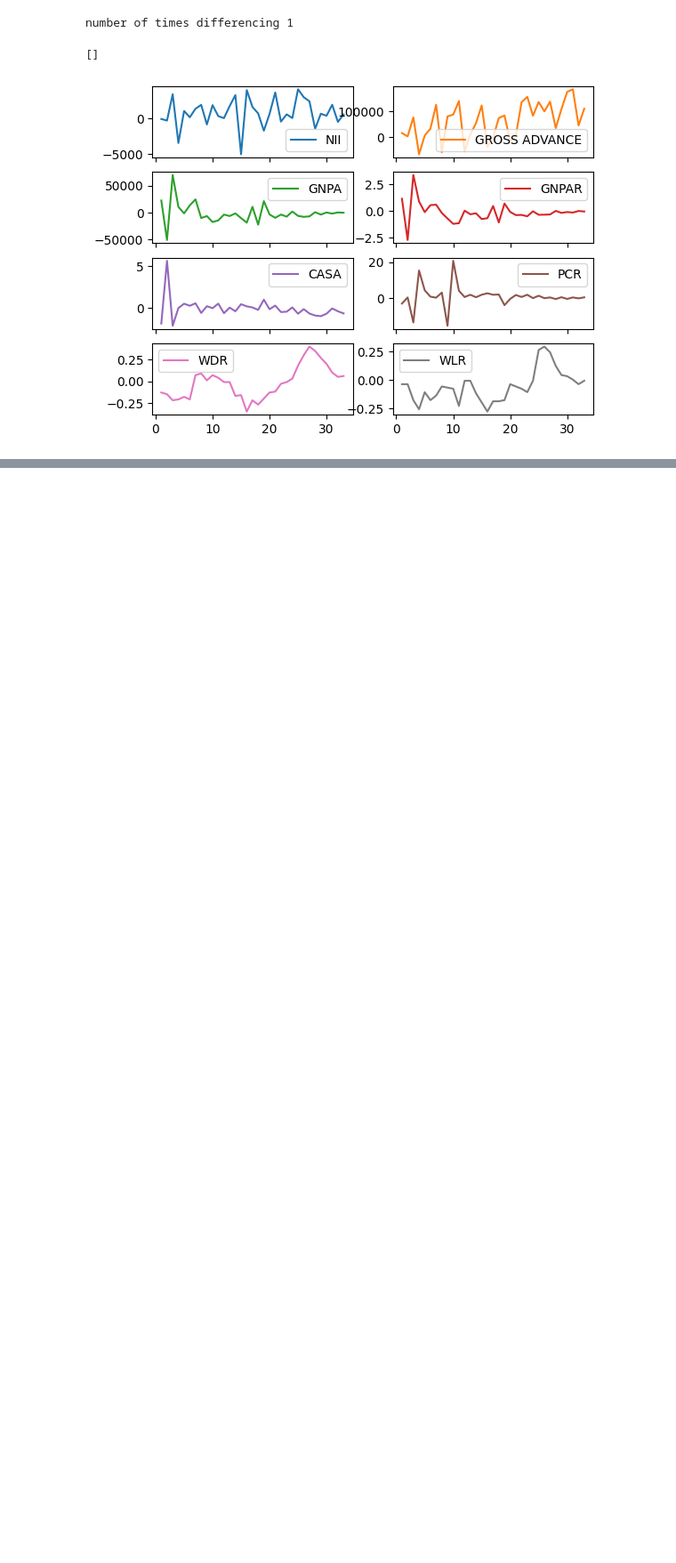
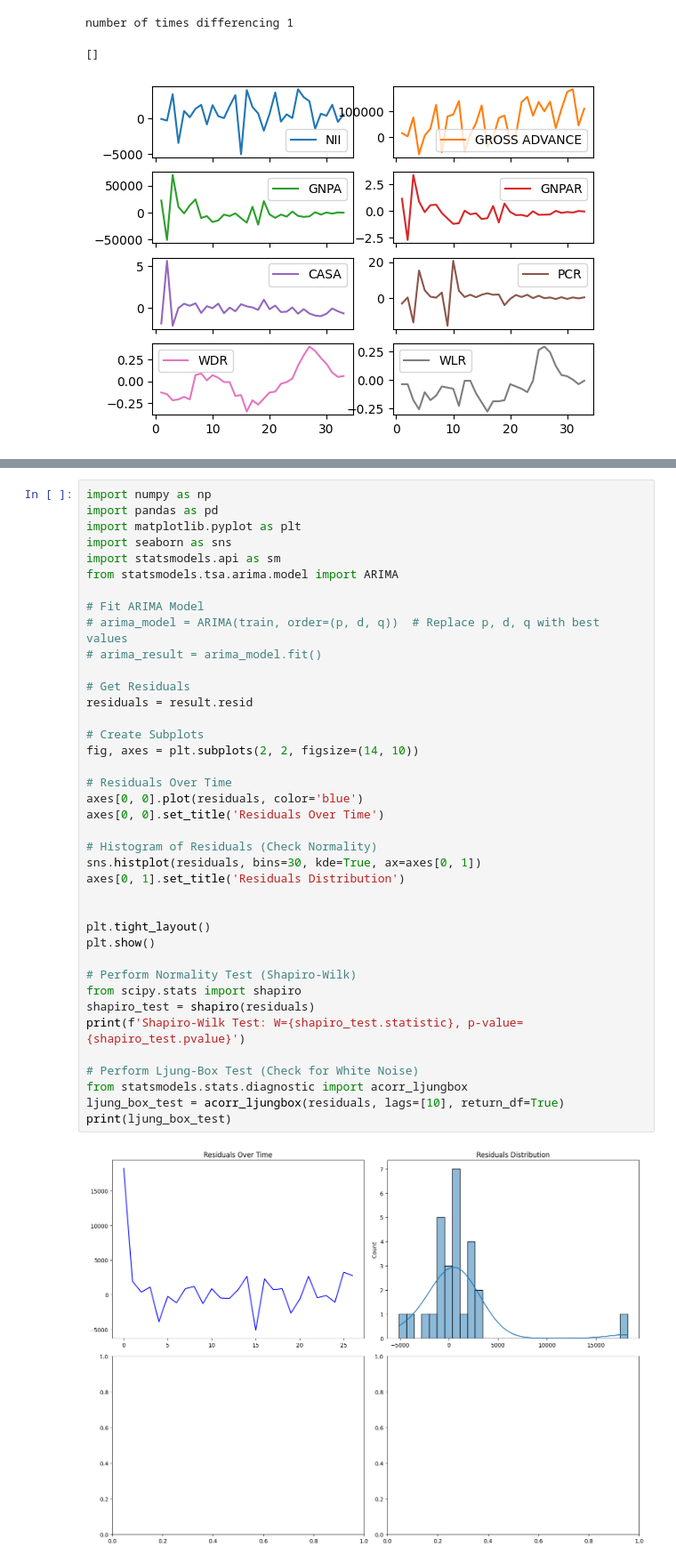
Before and after one commit to Atreyee4702/nii-forecast, a Jupyter notebook: univariate analysis.ipynb, the cells around one changed output, grey strips where cells are left out. Shown: that part at 89% size. Cells and saved outputs as stored; diff of their text form; blank space fills up the shorter version.

```diff
--- a/univariate analysis.ipynb
+++ b/univariate analysis.ipynb
@@ -161,0 +272,41 @@ ETS Model Mean Squared Error: 3152650.931051321
+# %%
+import numpy as np
+import pandas as pd
+import matplotlib.pyplot as plt
+import seaborn as sns
+import statsmodels.api as sm
+from statsmodels.tsa.arima.model import ARIMA
+
+# Fit ARIMA Model
+# arima_model = ARIMA(train, order=(p, d, q))  # Replace p, d, q with best values
+# arima_result = arima_model.fit()
+
+# Get Residuals
+residuals = result.resid
+
+# Create Subplots
+fig, axes = plt.subplots(2, 2, figsize=(14, 10))
+
+# Residuals Over Time
+axes[0, 0].plot(residuals, color='blue')
+axes[0, 0].set_title('Residuals Over Time')
+
+# Histogram of Residuals (Check Normality)
+sns.histplot(residuals, bins=30, kde=True, ax=axes[0, 1])
+axes[0, 1].set_title('Residuals Distribution')
+
+
+plt.tight_layout()
+plt.show()
+
+# Perform Normality Test (Shapiro-Wilk)
+from scipy.stats import shapiro
+shapiro_test = shapiro(residuals)
+print(f'Shapiro-Wilk Test: W={shapiro_test.statistic}, p-value={shapiro_test.pvalue}')
+
+# Perform Ljung-Box Test (Check for White Noise)
+from statsmodels.stats.diagnostic import acorr_ljungbox
+ljung_box_test = acorr_ljungbox(residuals, lags=[10], return_df=True)
+print(ljung_box_test)
+# %% [output]
+[figure, added]
```
Also changed, not shown: parts of 36 cells of this notebook, 2 other files.
